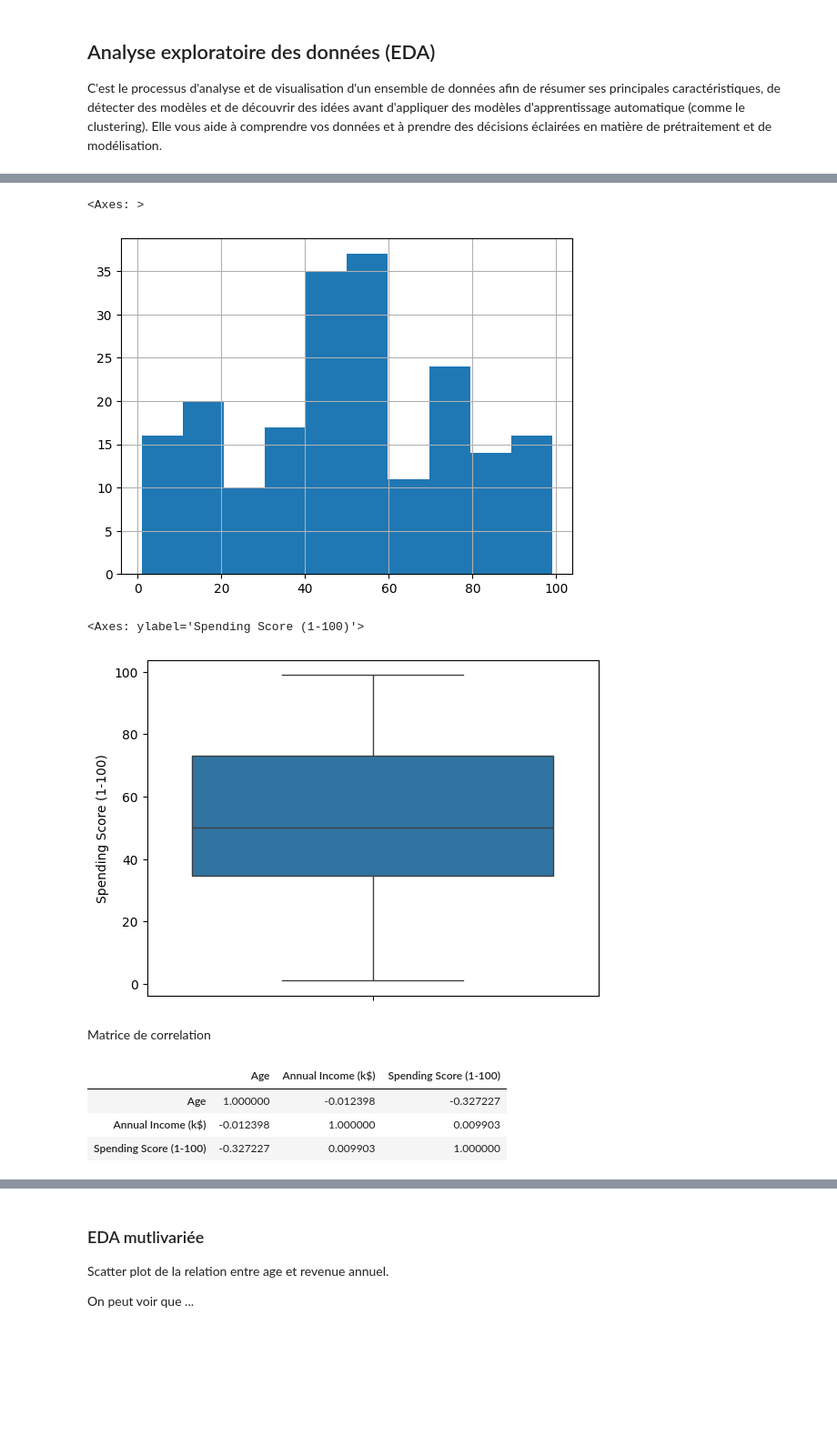
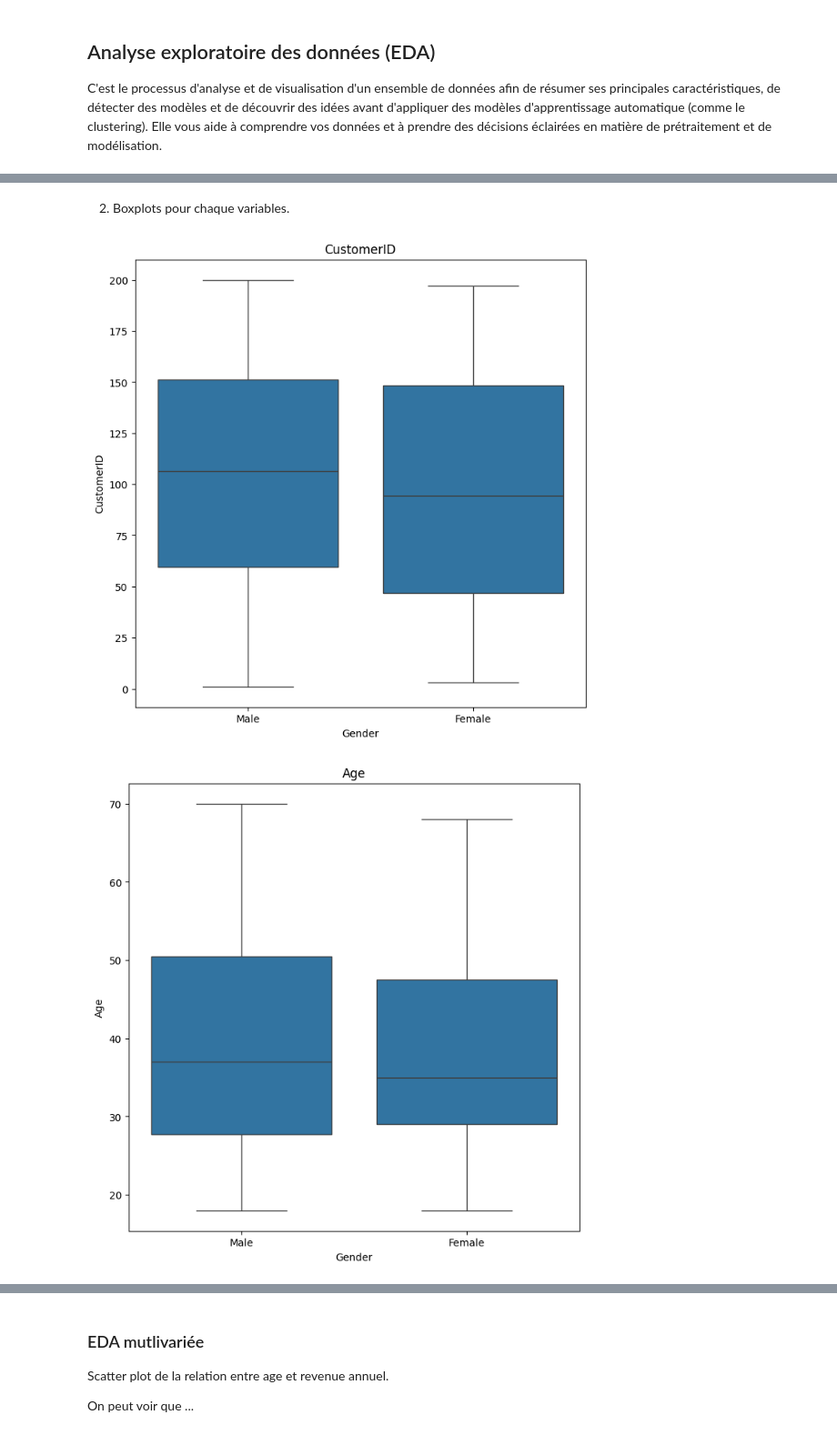
Before and after one commit to mahefatsiresy/ispm-ml-m2-2025, a Jupyter notebook: exo1.ipynb, the cells around one changed output, grey strips where cells are left out. Shown: that part at 91% size. Cells and saved outputs as stored; diff of their text form; code cells hidden in the pictures; blank space fills up the shorter version.

```diff
--- a/exo1.ipynb
+++ b/exo1.ipynb
@@ -101,19 +82,12 @@ sns.boxplot(df['Annual Income (k$)'])
-# %%
-df['Spending Score (1-100)'].hist()
-# %% [output]
-<Axes: >
-[figure, removed]
-# %%
-sns.boxplot(df['Spending Score (1-100)'])
-# %% [output]
-<Axes: ylabel='Spending Score (1-100)'>
-[figure, removed]
-# %% [markdown]
-Matrice de correlation
-# %%
-df.corr(numeric_only=True)
-# %% [output]
-|  | Age | Annual Income (k$) | Spending Score (1-100) |
-| Age | 1.000000 | -0.012398 | -0.327227 |
-| Annual Income (k$) | -0.012398 | 1.000000 | 0.009903 |
-| Spending Score (1-100) | -0.327227 | 0.009903 | 1.000000 |
+# %% [markdown]
+2. Boxplots pour chaque variables.
+# %%
+for col in cols:
+    if (col != 'Gender'):
+        plt.figure(figsize=(8,8))
+        sns.boxplot(data=df, y=col, x='Gender')
+        plt.title(col)
+        plt.show()
+# %% [output]
+[figure, added]
+[figure, added]
```
Also changed, not shown: parts of 41 cells of this notebook.
